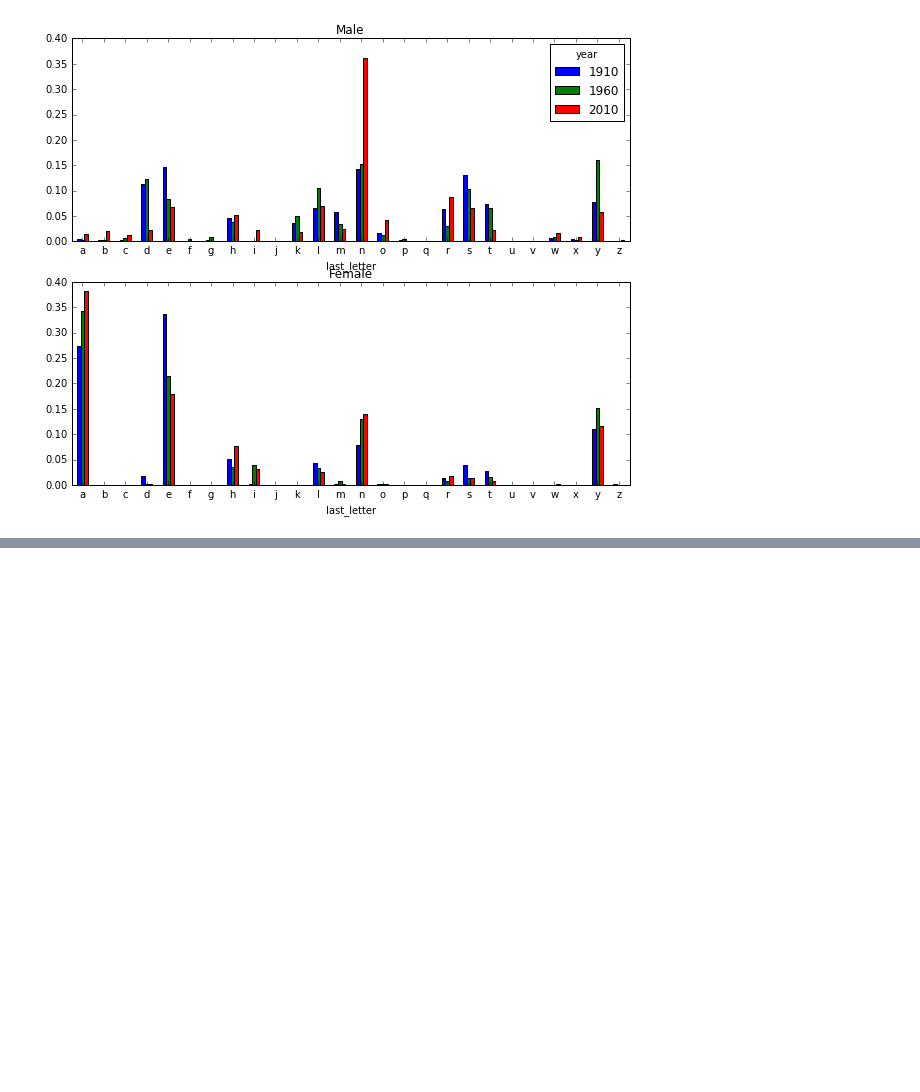
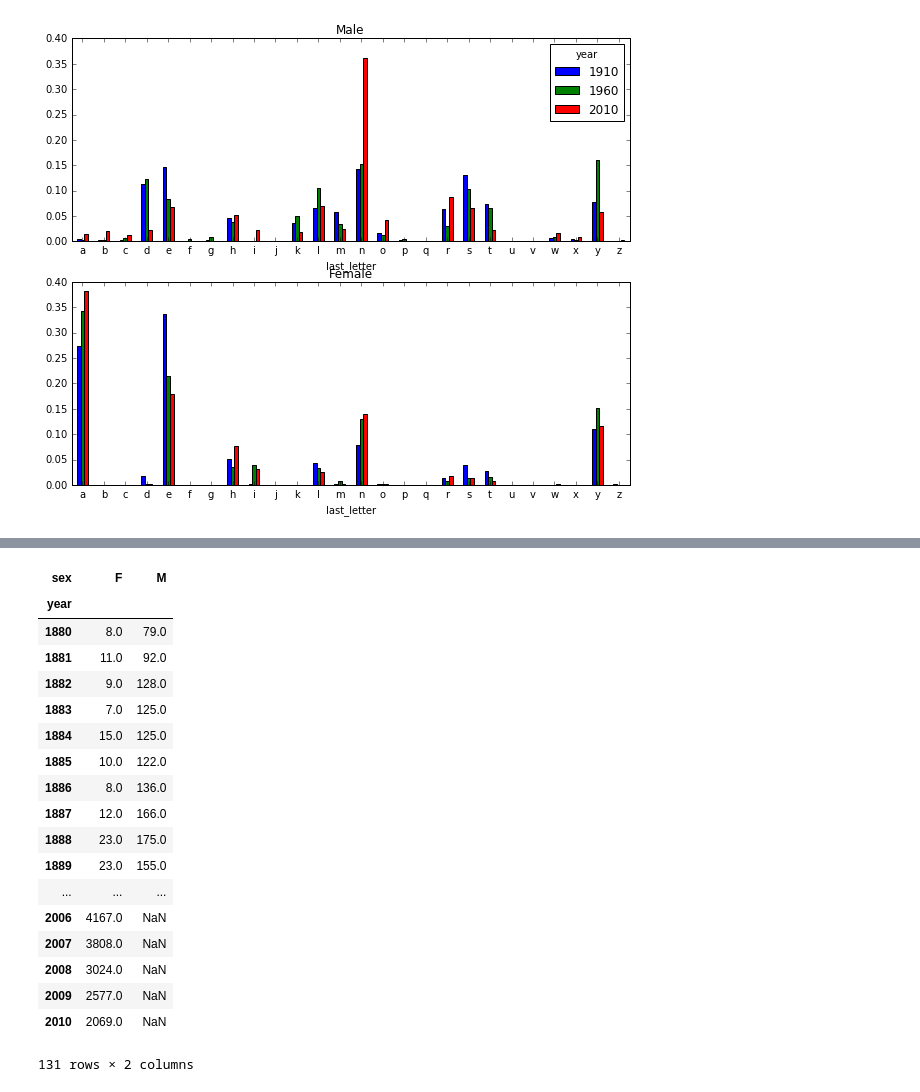
Before and after one commit to fzr72725/Py_Analysis, a Jupyter notebook: US_Babys.ipynb, the cells around one changed output, grey strips where cells are left out. Saved outputs shown, nothing was run; the diff lists cells and outputs as text; code cells hidden in the pictures; blank space fills up the shorter version.

```diff
--- a/US_Babys.ipynb
+++ b/US_Babys.ipynb
@@ -414,0 +489,22 @@ letter_prop['F'].plot(kind='bar',rot=0,ax=axes[1],title='Female',legend=False)
+# %%
+table
+# %% [output]
+| sex | F | M |
+| year |  |  |
+| 1880 | 8.0 | 79.0 |
+| 1881 | 11.0 | 92.0 |
+| 1882 | 9.0 | 128.0 |
+| 1883 | 7.0 | 125.0 |
+| 1884 | 15.0 | 125.0 |
+| 1885 | 10.0 | 122.0 |
+| 1886 | 8.0 | 136.0 |
+| 1887 | 12.0 | 166.0 |
+| 1888 | 23.0 | 175.0 |
+| 1889 | 23.0 | 155.0 |
+| ... | ... | ... |
+| 2006 | 4167.0 | NaN |
+| 2007 | 3808.0 | NaN |
+| 2008 | 3024.0 | NaN |
+| 2009 | 2577.0 | NaN |
+| 2010 | 2069.0 | NaN |
+131 rows × 2 columns
```
Also changed, not shown: parts of 24 cells of this notebook, 1 other file.
